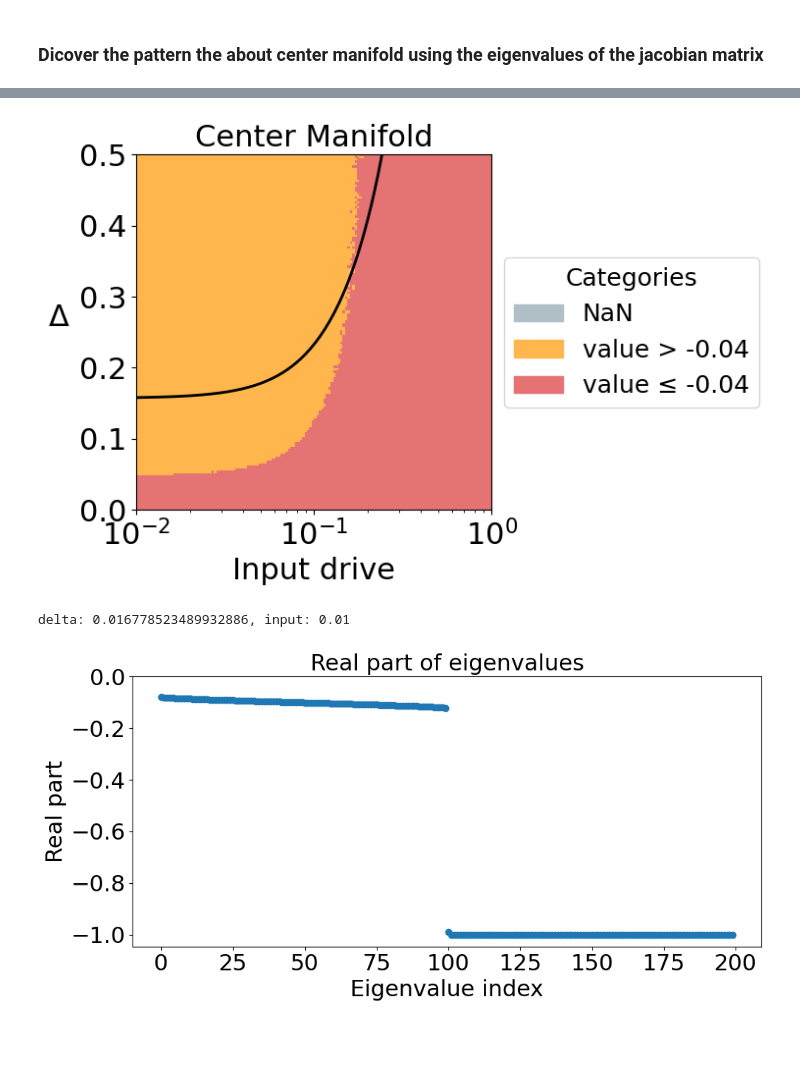
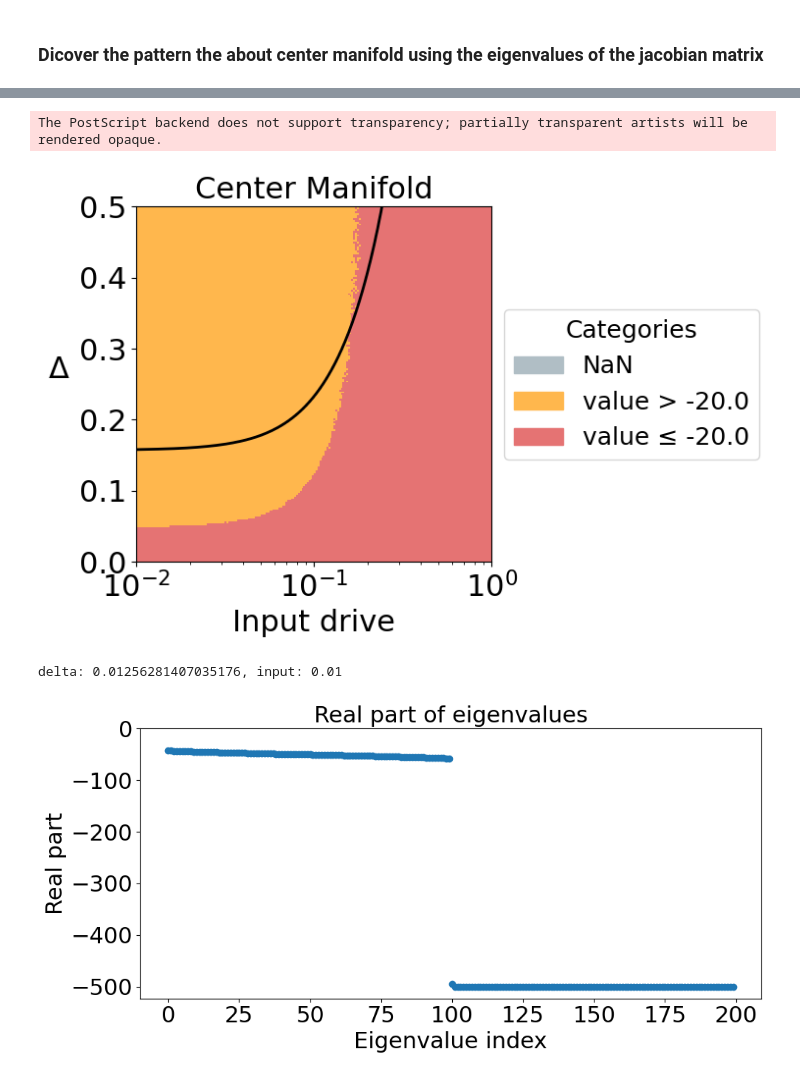
Before and after one commit to shivangrawat/perturbed_organics, a Jupyter notebook: examples/plot_phase_delocalized.ipynb, the cells around one changed output, grey strips where cells are left out. Drawn from its saved outputs; the diff is of its cells as text; code cells hidden in the pictures; blank space fills up the shorter version.

```diff
--- a/examples/plot_phase_delocalized.ipynb
+++ b/examples/plot_phase_delocalized.ipynb
@@ -20,8 +20,12 @@ mu = "0.0"
 mu_val = float(mu)
 
 folder_loc = f'/scratch/sr6364/perturbed_organics/data/adaptive_phase_diagram/{input_type}'
-folder_name = f'{input_type}_goe_symmetric_N_100_s_100_mu_{mu}_num_delta_150_num_input_150_num_trials_100_b0_1.0_b1_1.0_phase_diagram_log-scale'
+folder_name = f'{input_type}_goe_symmetric_N_100_s_100_mu_{mu}_num_delta_200_num_input_200_num_trials_100_b0_1.0_b1_1.0_phase_diagram_log-scale'
 # folder_name = f'{input_type}_goe_symmetric_N_100_s_100_mu_{mu}_num_delta_150_num_input_150_num_trials_100_b0_1.0_b1_1.0_phase_diagram_linear'
+
+# folder_loc = f'/scratch/sr6364/perturbed_organics/data/adaptive_phase_diagram/delocalized_large_deltamax'
+# folder_name = f'{input_type}_goe_symmetric_N_100_s_100_mu_{mu}_num_delta_100_num_input_100_num_trials_250_b0_1.0_b1_1.0_phase_diagram_linear'
+
 path = os.path.join(folder_loc, folder_name)
 # %%
 # Load parameters from the JSON file
@@ -77,6 +81,9 @@ analytical_mean = norm_sol_idx + mu_val * input_range * G * (1 - input_range **
 delta_c =  math.sqrt(2 * N) * analytical_mean / (G * input_range)
 delta_c = delta_c[:-num_points_to_exclude]
 new_input_norm = input_range[:-num_points_to_exclude]
+# %%
+folder_loc = f'../figures/mu_{mu}/fig4'
+os.makedirs(folder_loc, exist_ok=True)
 # %%
 plt.figure(figsize=(7.5, 5))
 norm = mcolors.Normalize(vmin=0, vmax=100, clip=False)
@@ -483,7 +441,7 @@ color_class1 = "#FFB74D" # For values > threshold (and < 0)
 color_class2 = "#E57373" # For values ≤ threshold
 
 # Define the threshold for center manifold (adjust as needed)
-threshold = - 0.04
+threshold = - 20.0
 
 qty_to_check = max_real_avg_np
 # qty_to_check = max_real_max
@@ -524,34 +482,42 @@ plt.yticks(fontsize=22)
 plt.title("Center Manifold", fontsize=22)
 
 # Create a custom legend with the legend positioned outside the figure
 import matplotlib.patches as mpatches
 legend_handles = [
     mpatches.Patch(color=color_nan, label='NaN'),
     mpatches.Patch(color=color_class1, label=f'value > {threshold}'),
     mpatches.Patch(color=color_class2, label=f'value ≤ {threshold}')
 ]
 plt.legend(handles=legend_handles, fontsize=18, title="Categories", title_fontsize=18,
            loc='center left', bbox_to_anchor=(1, 0.5))
 
 if input_scale == "log-scale":
     plt.xscale('log')  # Ensure the axis is in log scale
     ax = plt.gca()
     x_span = np.log10(input_range[-1]) - np.log10(input_range[0])
     y_span = delta_range[-1] - delta_range[0]
     ax.set_aspect(x_span / y_span, adjustable='box')
 else:
     ax = plt.gca()
     x_span = input_range[-1] - input_range[0]
     y_span = delta_range[-1] - delta_range[0]
     ax.set_aspect(x_span / y_span, adjustable='box')
 
 plt.xlim([input_range[0], input_range[-1]])
 plt.ylim([delta_range[0], delta_range[-1]])
+
+file_name = f'center_manifold_{input_type}'
+file_save_path = os.path.join(folder_loc, file_name)
+
 plt.tight_layout()
+plt.savefig(f'{file_save_path}.png', bbox_inches='tight')
+plt.savefig(f'{file_save_path}.svg', format='svg', bbox_inches='tight', dpi=300)
+plt.savefig(f'{file_save_path}.eps', format='eps', bbox_inches='tight', dpi=300)
 
 plt.show()
 # %% [output]
+The PostScript backend does not support transparency; partially transparent artists will be rendered opaque.
-[figure, old version]
+[figure, new version]
 # %%
 # finding the separation of scales in the center manifold and stable regions
 trial_idx = 0
@@ -584,8 +550,8 @@ plt.ylim(current_bottom, 0)
 plt.tight_layout()
 plt.show()
 # %% [output]
-delta: 0.016778523489932886, input: 0.01
+delta: 0.01256281407035176, input: 0.01
-[figure, old version]
+[figure, new version]
 # %%
 # finding the separation of scales in the center manifold and stable regions
 delta_idx = 10
```
Also changed, not shown: parts of 14 cells of this notebook, 4 other files.
